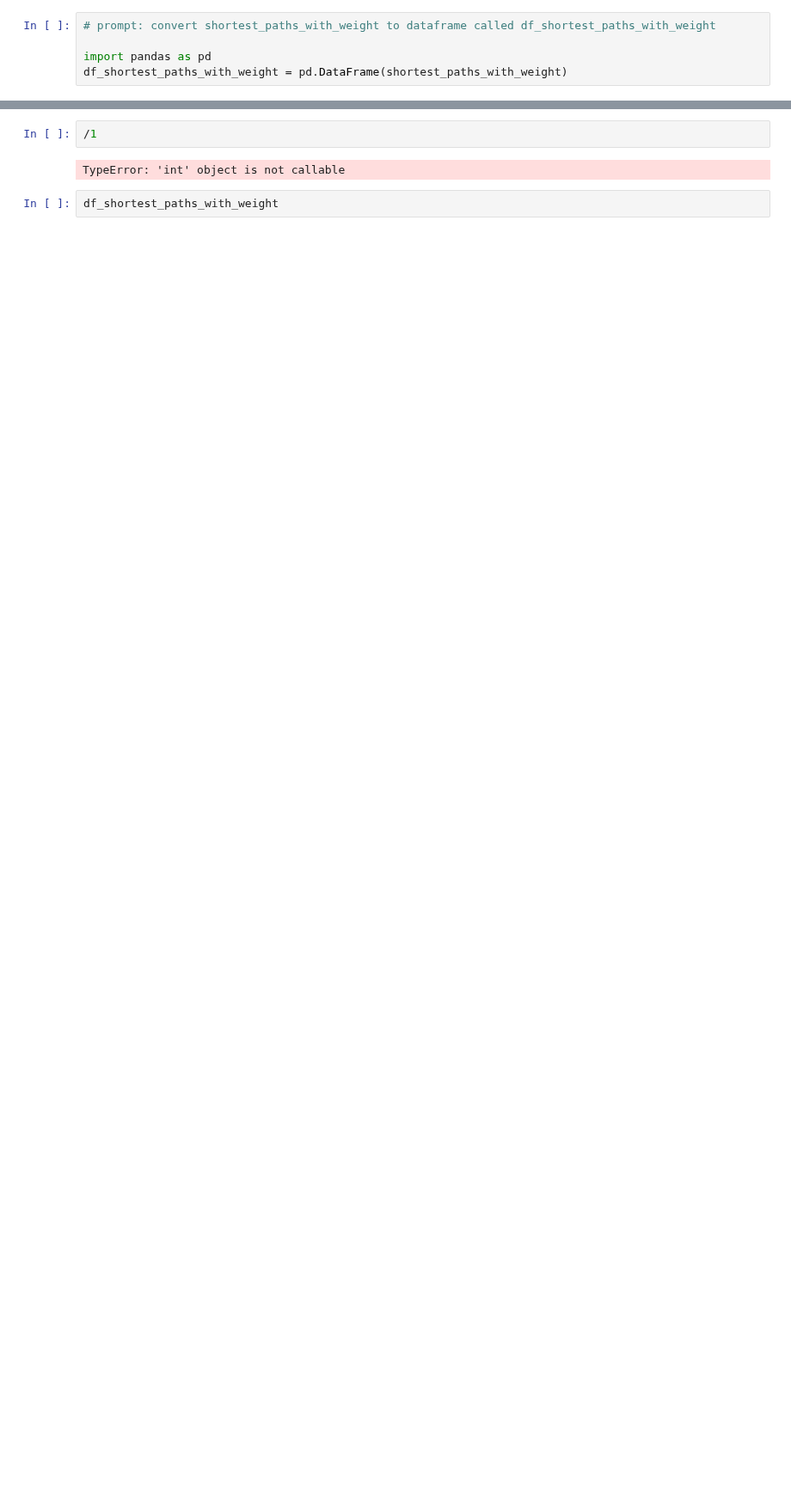
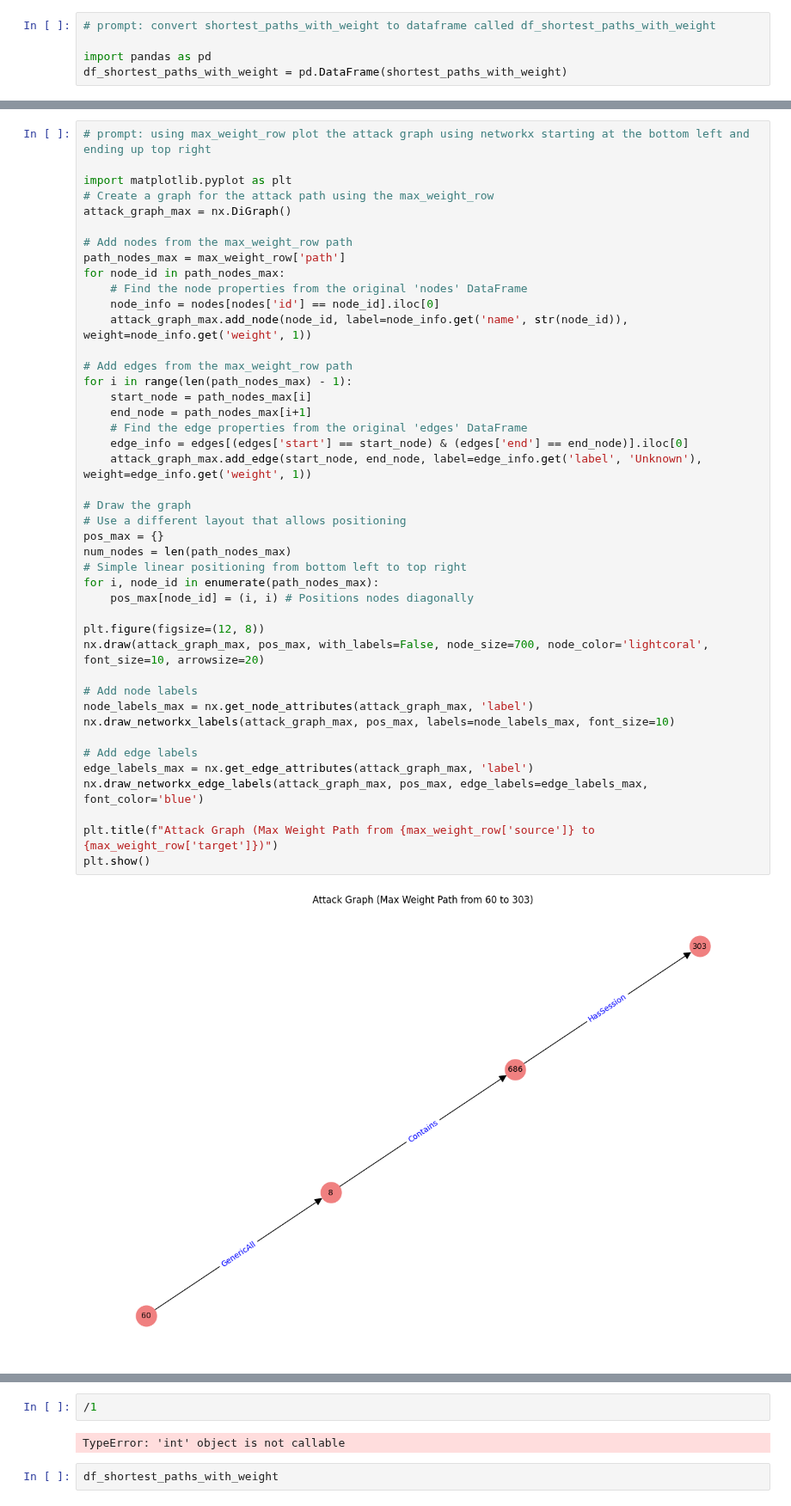
Before and after one commit to markajbell/BH, a Jupyter notebook: ShortestPath.ipynb, the cells around one changed output, grey strips where cells are left out. Shown at 86% size. Cells and saved outputs as stored; diff of their text form; blank space fills up the shorter version.

```diff
--- a/ShortestPath.ipynb
+++ b/ShortestPath.ipynb
@@ -573 +773,46 @@ Max Weight Path:
+# %%
+# prompt: using max_weight_row plot the attack graph using networkx starting at the bottom left and ending up top right
+
+import matplotlib.pyplot as plt
+# Create a graph for the attack path using the max_weight_row
+attack_graph_max = nx.DiGraph()
+
+# Add nodes from the max_weight_row path
+path_nodes_max = max_weight_row['path']
+for node_id in path_nodes_max:
+    # Find the node properties from the original 'nodes' DataFrame
+    node_info = nodes[nodes['id'] == node_id].iloc[0]
+    attack_graph_max.add_node(node_id, label=node_info.get('name', str(node_id)), weight=node_info.get('weight', 1))
+
+# Add edges from the max_weight_row path
+for i in range(len(path_nodes_max) - 1):
+    start_node = path_nodes_max[i]
+    end_node = path_nodes_max[i+1]
+    # Find the edge properties from the original 'edges' DataFrame
+    edge_info = edges[(edges['start'] == start_node) & (edges['end'] == end_node)].iloc[0]
+    attack_graph_max.add_edge(start_node, end_node, label=edge_info.get('label', 'Unknown'), weight=edge_info.get('weight', 1))
+
+# Draw the graph
+# Use a different layout that allows positioning
+pos_max = {}
+num_nodes = len(path_nodes_max)
+# Simple linear positioning from bottom left to top right
+for i, node_id in enumerate(path_nodes_max):
+    pos_max[node_id] = (i, i) # Positions nodes diagonally
+
+plt.figure(figsize=(12, 8))
+nx.draw(attack_graph_max, pos_max, with_labels=False, node_size=700, node_color='lightcoral', font_size=10, arrowsize=20)
+
+# Add node labels
+node_labels_max = nx.get_node_attributes(attack_graph_max, 'label')
+nx.draw_networkx_labels(attack_graph_max, pos_max, labels=node_labels_max, font_size=10)
+
+# Add edge labels
+edge_labels_max = nx.get_edge_attributes(attack_graph_max, 'label')
+nx.draw_networkx_edge_labels(attack_graph_max, pos_max, edge_labels=edge_labels_max, font_color='blue')
+
+plt.title(f"Attack Graph (Max Weight Path from {max_weight_row['source']} to {max_weight_row['target']})")
+plt.show()
+# %% [output]
+[figure, added]
 # %%
```
Also changed, not shown: parts of 21 cells of this notebook.
